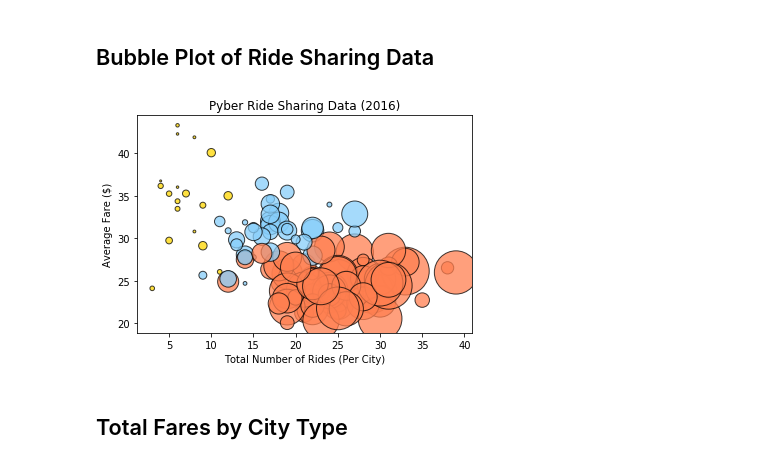
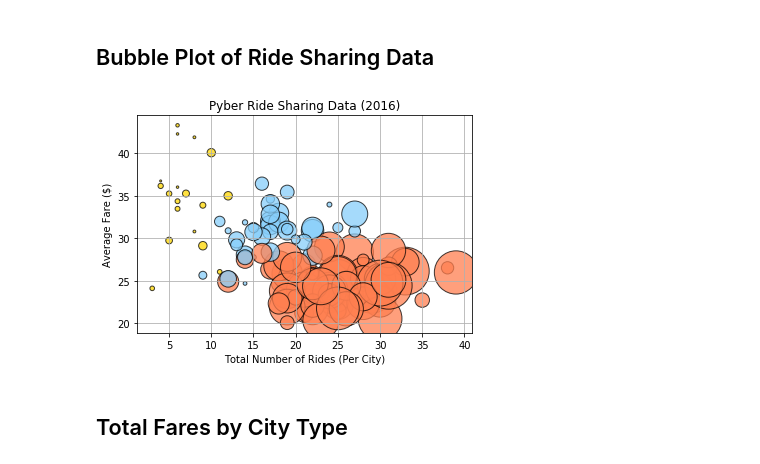
Before and after one commit to mosal2000/Pyber, a Jupyter notebook: pyber.ipynb, the cells around one changed output. Cells and saved outputs as stored; diff of their text form; code cells hidden in the pictures.

```diff
--- a/pyber.ipynb
+++ b/pyber.ipynb
@@ -49,21 +46,25 @@ drivers_per_city = grouped_by_cities["driver_count"].sum()
 colors_list = grouped_by_cities["color"].unique()
 colors = [color[0] for color in colors_list]
 # %%
-plt.scatter(rides_per_city, fares_per_city, marker="o", facecolors=colors, edgecolors="black",
+plot1 = plt.scatter(rides_per_city, fares_per_city, marker="o", facecolors=colors, edgecolors="black",
             s=drivers_per_city, alpha=0.75)
 
 # Incorporate the other graph properties
+# plt.ylim(fares_per_city.min(), fares_per_city.max() + 5)
+# plt.xlim(0, rides_per_city.max() + 10)
+plt.grid()
 
 # Create a legend
+# plt.legend(("Urban", "Suburban", "Rural"), loc="best")
+
+# Incorporate a text label regarding circle size
 plt.title("Pyber Ride Sharing Data (2016)")
 plt.xlabel("Total Number of Rides (Per City)")
 plt.ylabel("Average Fare ($)")
 
-# Incorporate a text label regarding circle size
-
+# Save Figure
+plt.savefig("Pyscatter.png")
+# Show plot
 plt.show()
-# Save Figure
-# plt.savefig("Pyscatter.png")
-# plt.show()
 # %% [output]
-[figure, old version]
+[figure, new version]
```
Also changed, not shown: parts of 6 cells of this notebook, 2 other files.
